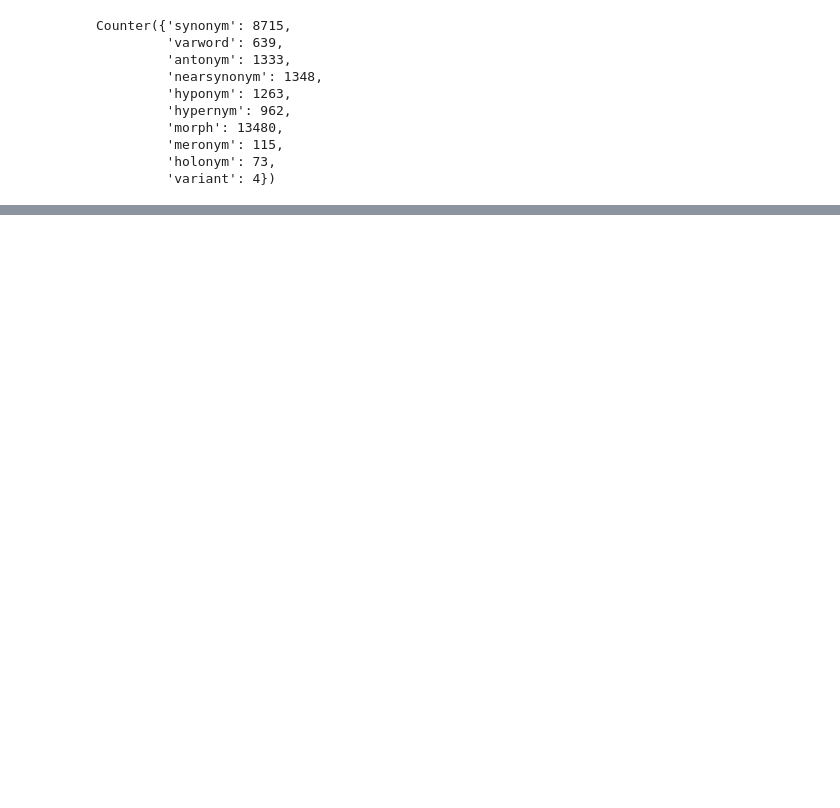
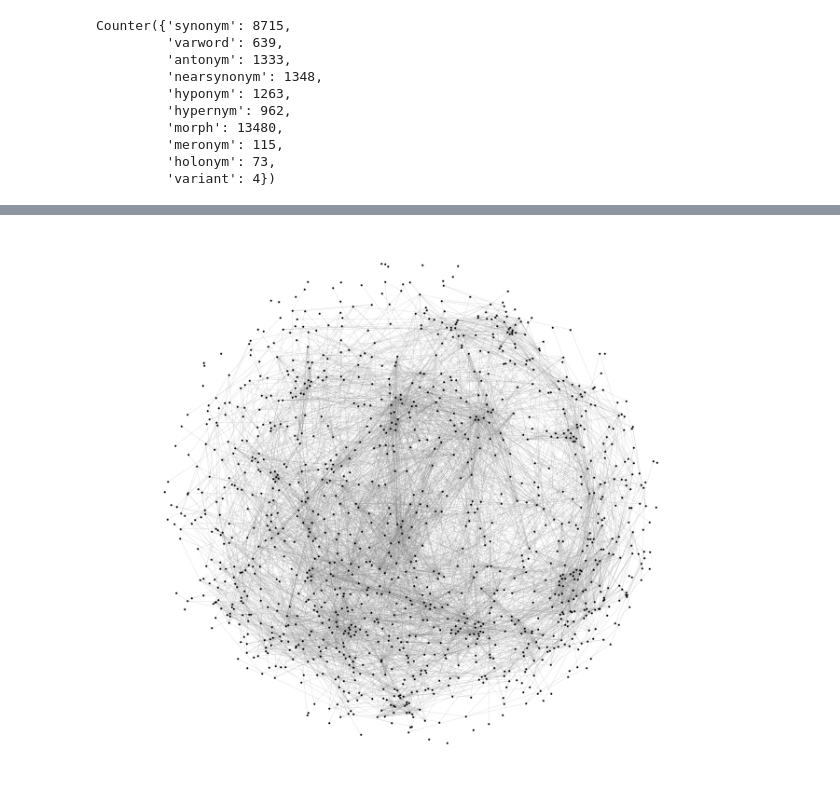
Before and after one commit to seantyh/MWE2019, a Jupyter notebook: etc/cwn_adjacency.ipynb, the cells around one changed output, grey strips where cells are left out. Drawn from its saved outputs; the diff is of its cells as text; code cells hidden in the pictures; blank space fills up the shorter version.

```diff
--- a/etc/cwn_adjacency.ipynb
+++ b/etc/cwn_adjacency.ipynb
@@ -43,0 +56,2 @@ Counter({'synonym': 8715,
+# %%
+pos = nx.nx_pydot.pydot_layout(G, 'sfdp')
@@ -43,0 +61,7 @@ Counter({'synonym': 8715,
+# %%
+xmin = min([x for x, y in pos.values()])
+xmax = max([x for x, y in pos.values()])
+ymin = min([y for x, y in pos.values()])
+ymax = max([y for x, y in pos.values()])
+xavg = np.mean([x[0] for x in pos.values()])
+yavg = np.mean([x[1] for x in pos.values()])
@@ -43,0 +93,21 @@ Counter({'synonym': 8715,
+# %%
+sG = G.subgraph([n for n, x in G.degree if x > 10])
+# %%
+def transform_pos(pos):
+    x,y = pos
+    cx = x - xavg
+    cy = y - yavg
+    theta = np.arctan2(cy, cx)
+    r = np.sqrt(cx**2 + cy**2)
+    newr = 1 - np.exp(-r/150)
+    newx = newr * np.cos(theta)
+    newy = newr * np.sin(theta)
+    return newx, newy
+new_pos = {k: transform_pos(x) for k, x in pos.items()}
+# %%
+fig = plt.figure(figsize=(10,10), dpi=150)
+ax = fig.add_subplot(1,1,1)
+ax.set_facecolor('black')
+nx.draw(sG, new_pos, node_size=1, node_color='black', edge_color='gray', width=0.1, facecolor='black')
+# %% [output]
+[figure, added]
```
Also changed, not shown: parts of 8 cells of this notebook, 2 other files.
